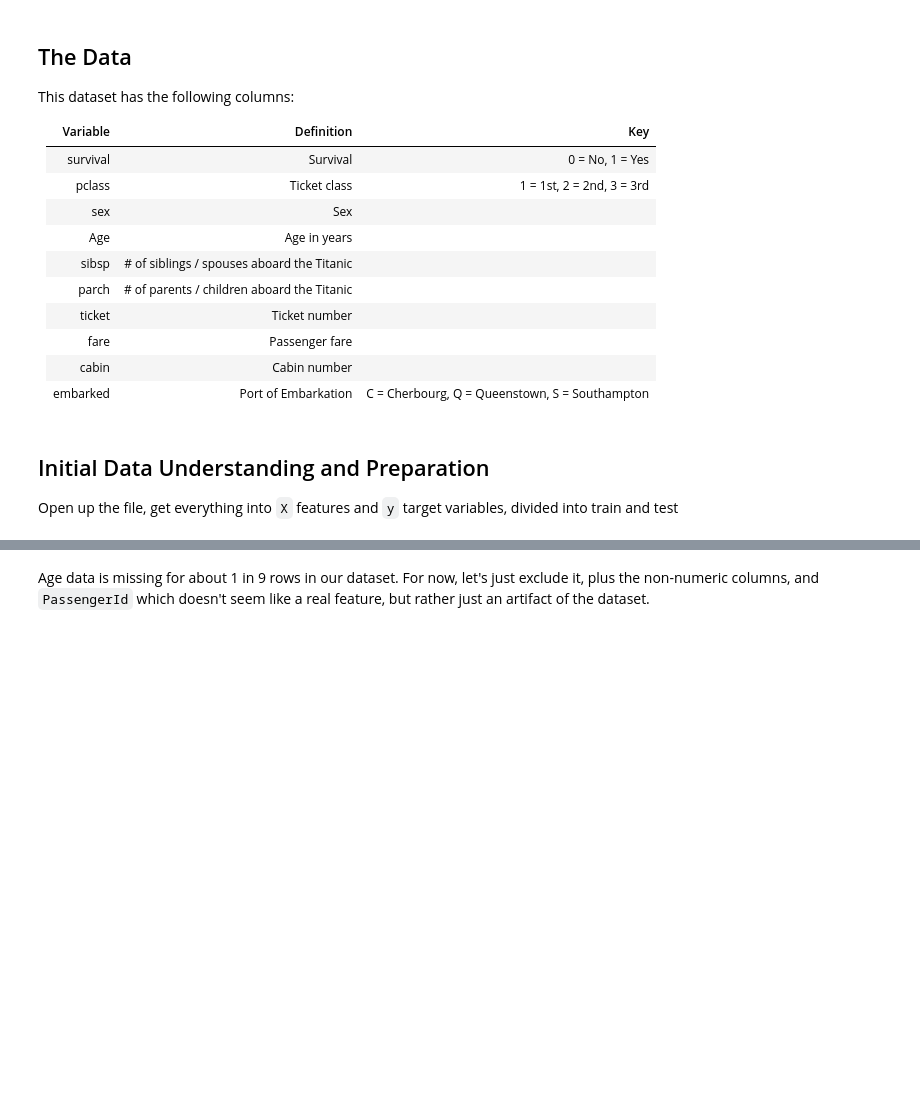
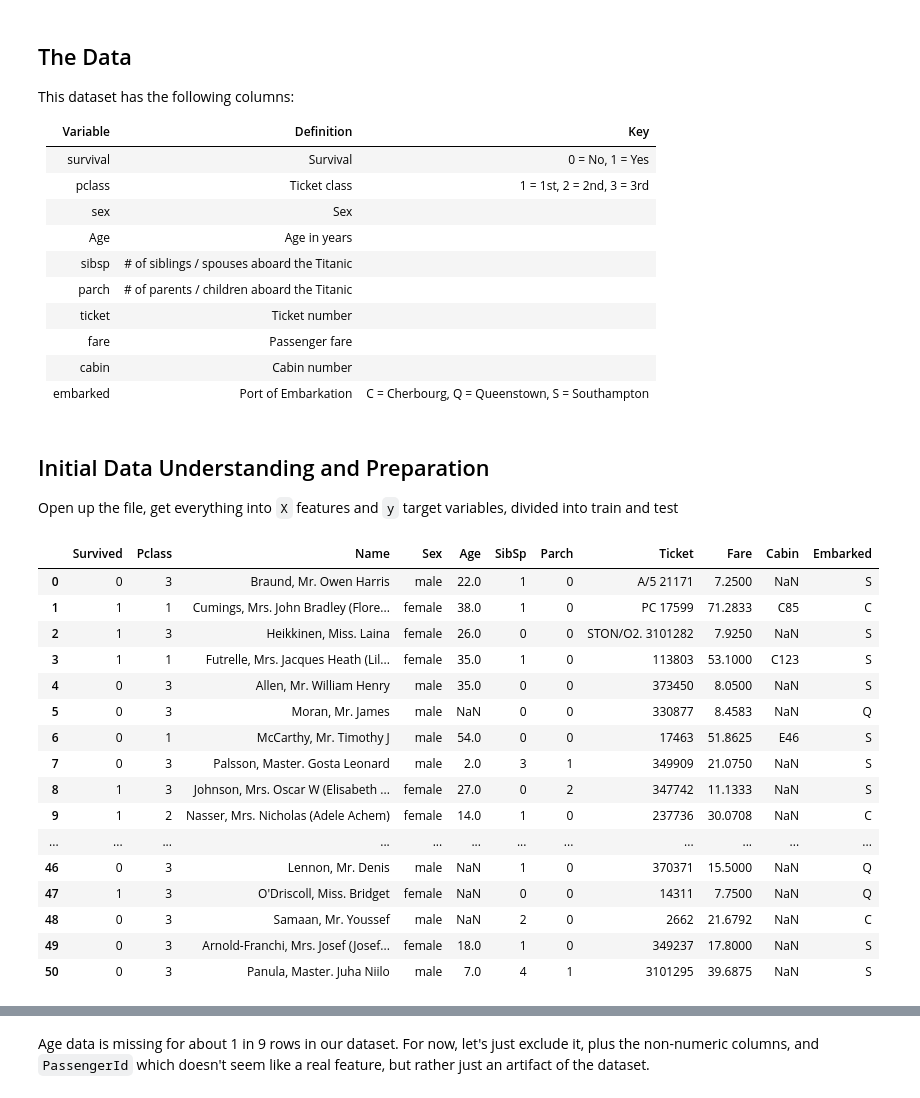
Before and after one commit to learn-co-students/predictive-classification-workflow-seattle-ds-012720, a Jupyter notebook: index.ipynb, the cells around one changed output, grey strips where cells are left out. Saved outputs shown, nothing was run; the diff lists cells and outputs as text; code cells hidden in the pictures; blank space fills up the shorter version.

```diff
--- a/index.ipynb
+++ b/index.ipynb
@@ -56,2 +54,22 @@ df.head()
+# %%
+df.loc[:50]
+# %% [output]
+|  | Survived | Pclass | Name | Sex | Age | SibSp | Parch | Ticket | Fare | Cabin | Embarked |
+| 0 | 0 | 3 | Braund, Mr. Owen Harris | male | 22.0 | 1 | 0 | A/5 21171 | 7.2500 | NaN | S |
+| 1 | 1 | 1 | Cumings, Mrs. John Bradley (Flore... | female | 38.0 | 1 | 0 | PC 17599 | 71.2833 | C85 | C |
+| 2 | 1 | 3 | Heikkinen, Miss. Laina | female | 26.0 | 0 | 0 | STON/O2. 3101282 | 7.9250 | NaN | S |
+| 3 | 1 | 1 | Futrelle, Mrs. Jacques Heath (Lil... | female | 35.0 | 1 | 0 | 113803 | 53.1000 | C123 | S |
+| 4 | 0 | 3 | Allen, Mr. William Henry | male | 35.0 | 0 | 0 | 373450 | 8.0500 | NaN | S |
+| 5 | 0 | 3 | Moran, Mr. James | male | NaN | 0 | 0 | 330877 | 8.4583 | NaN | Q |
+| 6 | 0 | 1 | McCarthy, Mr. Timothy J | male | 54.0 | 0 | 0 | 17463 | 51.8625 | E46 | S |
+| 7 | 0 | 3 | Palsson, Master. Gosta Leonard | male | 2.0 | 3 | 1 | 349909 | 21.0750 | NaN | S |
+| 8 | 1 | 3 | Johnson, Mrs. Oscar W (Elisabeth ... | female | 27.0 | 0 | 2 | 347742 | 11.1333 | NaN | S |
+| 9 | 1 | 2 | Nasser, Mrs. Nicholas (Adele Achem) | female | 14.0 | 1 | 0 | 237736 | 30.0708 | NaN | C |
+| ... | ... | ... | ... | ... | ... | ... | ... | ... | ... | ... | ... |
+| 46 | 0 | 3 | Lennon, Mr. Denis | male | NaN | 1 | 0 | 370371 | 15.5000 | NaN | Q |
+| 47 | 1 | 3 | O'Driscoll, Miss. Bridget | female | NaN | 0 | 0 | 14311 | 7.7500 | NaN | Q |
+| 48 | 0 | 3 | Samaan, Mr. Youssef | male | NaN | 2 | 0 | 2662 | 21.6792 | NaN | C |
+| 49 | 0 | 3 | Arnold-Franchi, Mrs. Josef (Josef... | female | 18.0 | 1 | 0 | 349237 | 17.8000 | NaN | S |
+| 50 | 0 | 3 | Panula, Master. Juha Niilo | male | 7.0 | 4 | 1 | 3101295 | 39.6875 | NaN | S |
 # %%
 df.describe()
```
Also changed, not shown: parts of 63 cells of this notebook, 8 other files.
